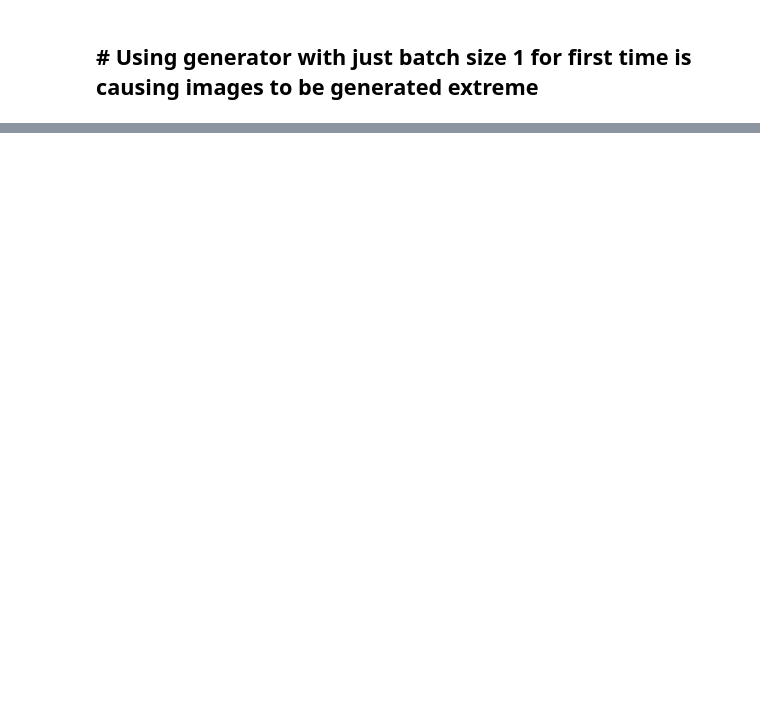
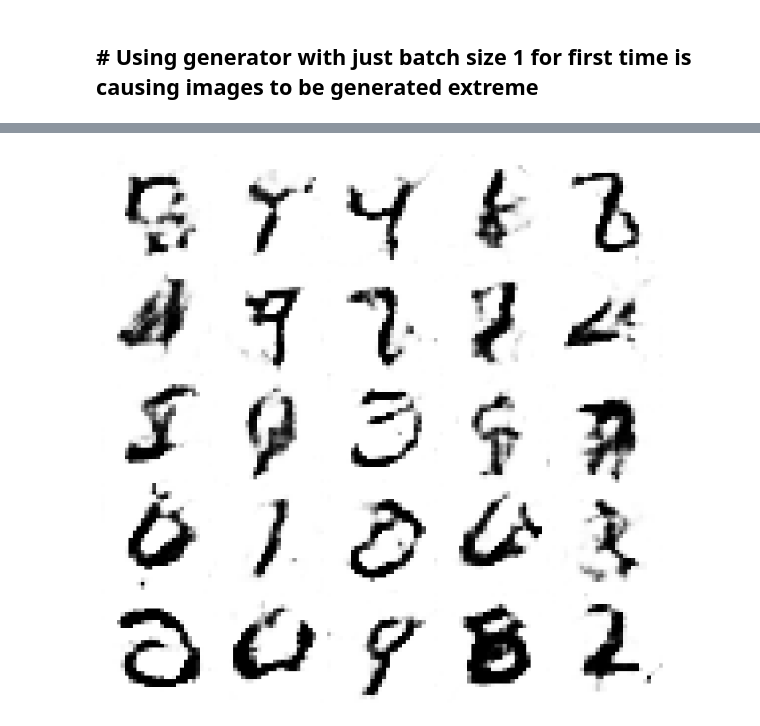
Before and after one commit to ShivamShrirao/GANs_from_scratch, a Jupyter notebook: DCGAN_mnist.ipynb, the cells around one changed output, grey strips where cells are left out. Saved outputs shown, nothing was run; the diff lists cells and outputs as text; code cells hidden in the pictures; blank space fills up the shorter version.

```diff
--- a/DCGAN_mnist.ipynb
+++ b/DCGAN_mnist.ipynb
@@ -39,17 +37,17 @@ Seed: 623
 # %%
 def generator():
     model=Sequential()
-    model.add(dense(128*7*7,activation=functions.leakyRelu,input_shape=100))
-    model.add(reshape((7,7,128)))
-#     model.add(upsampling())
-#     model.add(conv2d(64,kernel_size=3,activation=functions.leakyRelu))
-    model.add(conv2dtranspose(64,kernel_size=3,stride=[2,2],activation=functions.leakyRelu))
+    model.add(Dense(128*7*7,activation=functions.leakyRelu,input_shape=100))
+    model.add(Reshape((7,7,128)))
+#     model.add(Upsampling())
+#     model.add(Conv2D(64,kernel_size=3,activation=functions.leakyRelu))
+    model.add(Conv2Dtranspose(64,kernel_size=3,stride=[2,2],activation=functions.leakyRelu))
     model.add(BatchNormalization())
-#     model.add(upsampling())
-#     model.add(conv2d(32,kernel_size=3,activation=functions.leakyRelu))
-    model.add(conv2dtranspose(32,kernel_size=3,stride=[2,2],activation=functions.leakyRelu))
+#     model.add(Upsampling())
+#     model.add(Conv2D(32,kernel_size=3,activation=functions.leakyRelu))
+    model.add(Conv2Dtranspose(32,kernel_size=3,stride=[2,2],activation=functions.leakyRelu))
     model.add(BatchNormalization())
-    model.add(conv2d(1,kernel_size=3,activation=functions.tanh))
+    model.add(Conv2D(1,kernel_size=3,activation=functions.tanh))
     return model
 g=generator()
 g.summary()
@@ -173,7 +196,10 @@ print(d.predict(img))
 # %%
-fig, ax = plt.subplots(nrows=5,ncols=5,figsize=[10,10])
+fig, ax = plt.subplots(nrows=5,ncols=5,figsize=[14,14],gridspec_kw = {'wspace':0, 'hspace':0})
 fig.patch.set_facecolor('white')
-noise=np.random.randn(25,100).astype(np.float32)
+noise=cp.random.randn(25,100,dtype=cp.float32)
 gen=g.predict(noise)
 for i,axi in enumerate(ax.flat):
-    axi.imshow((gen[i].squeeze()+1)/2, cmap='Greys')
+    axi.axis("off")
+    axi.imshow(((gen[i].squeeze()+1)/2).get(), cmap='Greys')
+# %% [output]
+[figure, added]
```
Also changed, not shown: parts of 9 cells of this notebook, 5 other files.
